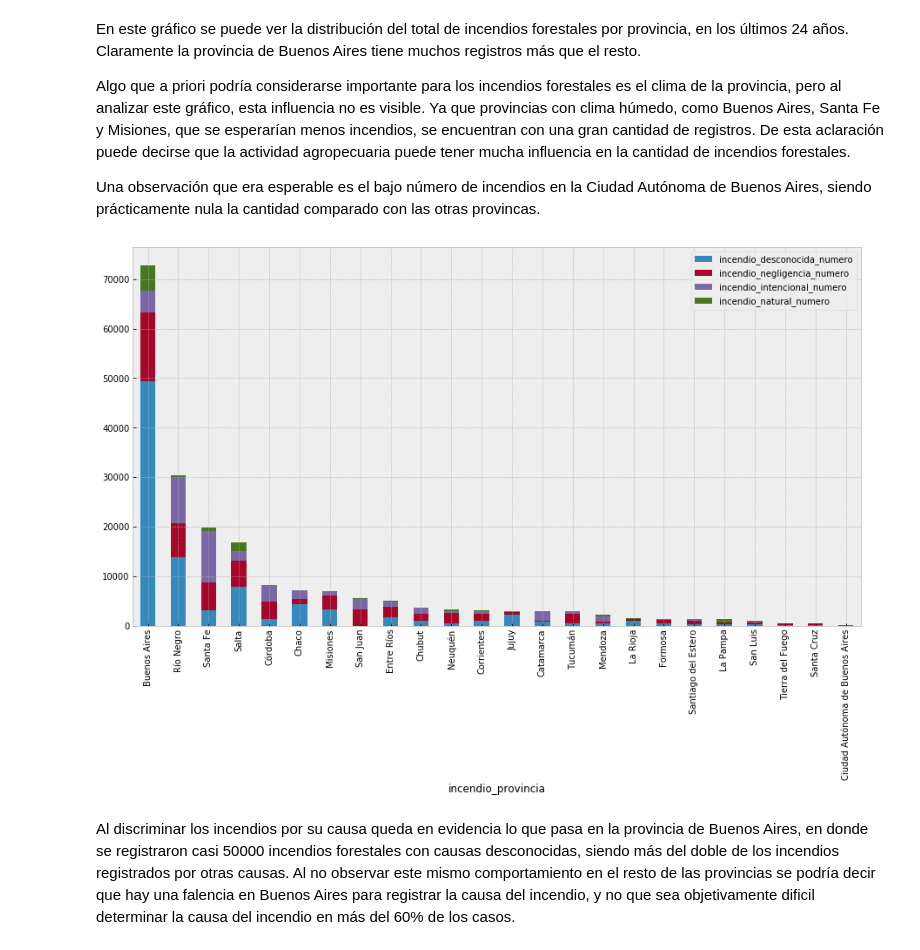
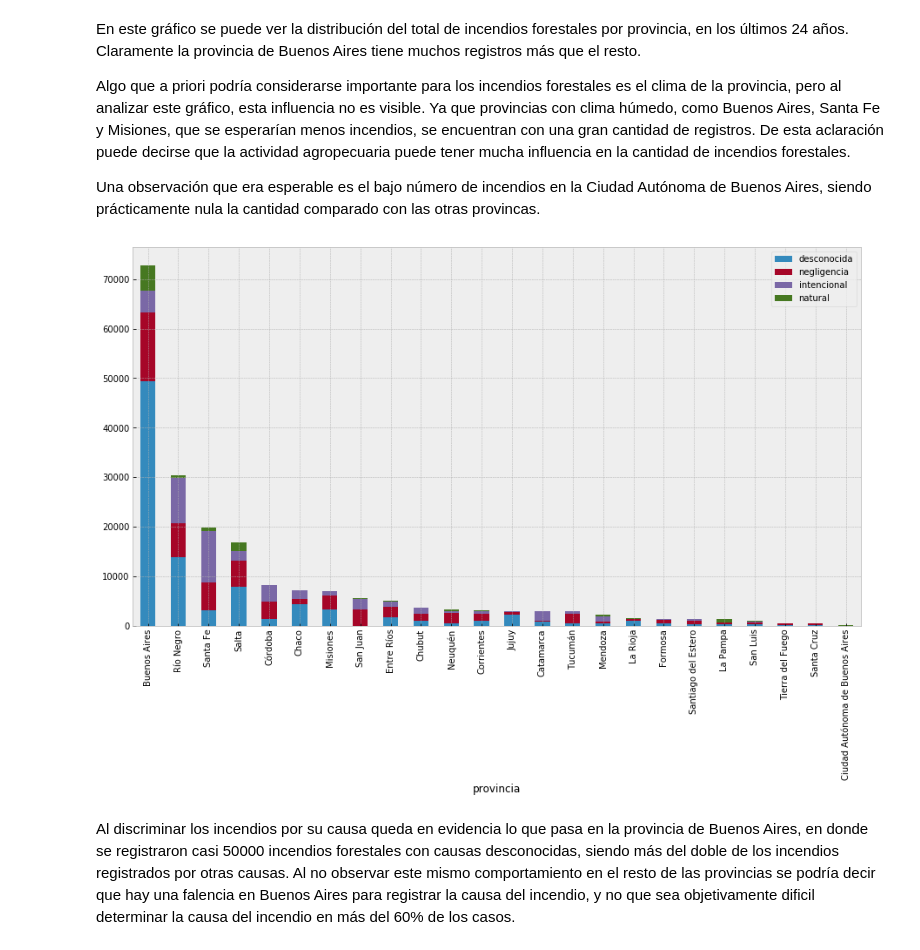
Before and after one commit to gonzigaran/DiploDatos2018, a Jupyter notebook: ayv/laboratorio 1.ipynb, the cells around one changed output. Cells and saved outputs as stored; diff of their text form; code cells hidden in the pictures.

```diff
--- a/ayv/laboratorio 1.ipynb
+++ b/ayv/laboratorio 1.ipynb
@@ -43,3 +43,12 @@ data.head(3)
 | 0 | 1993 | Buenos Aires | 0 | 0 | 0 | ... |
 | 1 | 1993 | Catamarca | 0 | 0 | 0 | ... |
 | 2 | 1993 | Chaco | 0 | 0 | 0 | ... |
+# %%
+data = data.rename(columns={'incendio_anio': 'anio',
+                     'incendio_provincia': 'provincia',
+                     'incendio_total_numero': 'total',
+                     'incendio_negligencia_numero': 'negligencia',
+                     'incendio_intencional_numero': 'intencional',
+                     'incendio_natural_numero': 'natural',
+                     'incendio_desconocida_numero': 'desconocida'})
+data.head(3)
@@ -106,8 +120,8 @@ Se puede observar como los incendios de causa desconocida (en naranja) son los q
 
 Una vez realizado este análisis, se va a considerar ahora los registros agrupados por provincia:
 # %%
-df_provincia = data.groupby('incendio_provincia', as_index = True).sum()
-df_provincia = df_provincia.loc[:, df_provincia.columns != 'incendio_anio']
+df_provincia = data.groupby('provincia', as_index = True).sum()
+df_provincia = df_provincia.loc[:, df_provincia.columns != 'anio']
 display(df_provincia.head(3))
 display(df_provincia.describe())
 # %% [output]
@@ -142,11 +156,11 @@ Algo que a priori podría considerarse importante para los incendios forestales
 
 Una observación que era esperable es el bajo número de incendios en la Ciudad Autónoma de Buenos Aires, siendo prácticamente nula la cantidad comparado con las otras provincas.
 # %%
-df_provincia.sort_values('incendio_total_numero', ascending=False).plot(y=['incendio_desconocida_numero', 'incendio_negligencia_numero', 'incendio_intencional_numero', 'incendio_natural_numero'],
+df_provincia.sort_values('total', ascending=False).plot(y=['desconocida', 'negligencia', 'intencional', 'natural'],
         kind='bar', figsize=(15,8), stacked=True)
 plt.show()
 # %% [output]
-[figure, old version]
+[figure, new version]
 # %% [markdown]
 Al discriminar los incendios por su causa queda en evidencia lo que pasa en la provincia de Buenos Aires, en donde se registraron casi 50000 incendios forestales con causas desconocidas, siendo más del doble de los incendios registrados por otras causas. Al no observar este mismo comportamiento en el resto de las provincias se podría decir que hay una falencia en Buenos Aires para registrar la causa del incendio, y no que sea objetivamente dificil determinar la causa del incendio en más del 60% de los casos.
 # %% [markdown]
```
Also changed, not shown: parts of 8 cells of this notebook.
